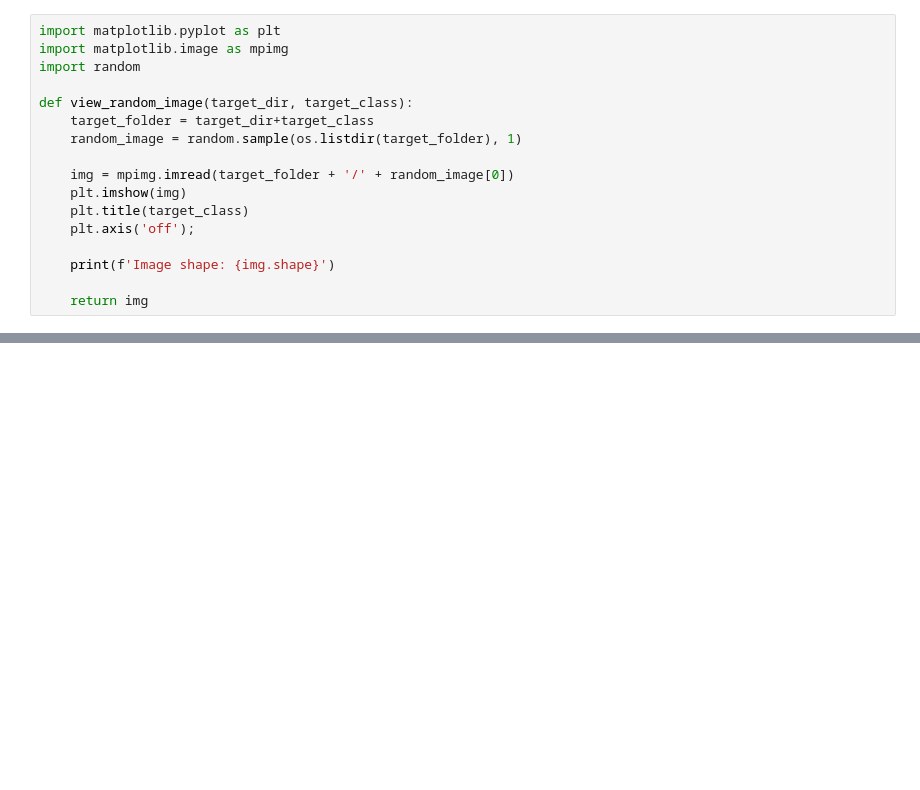
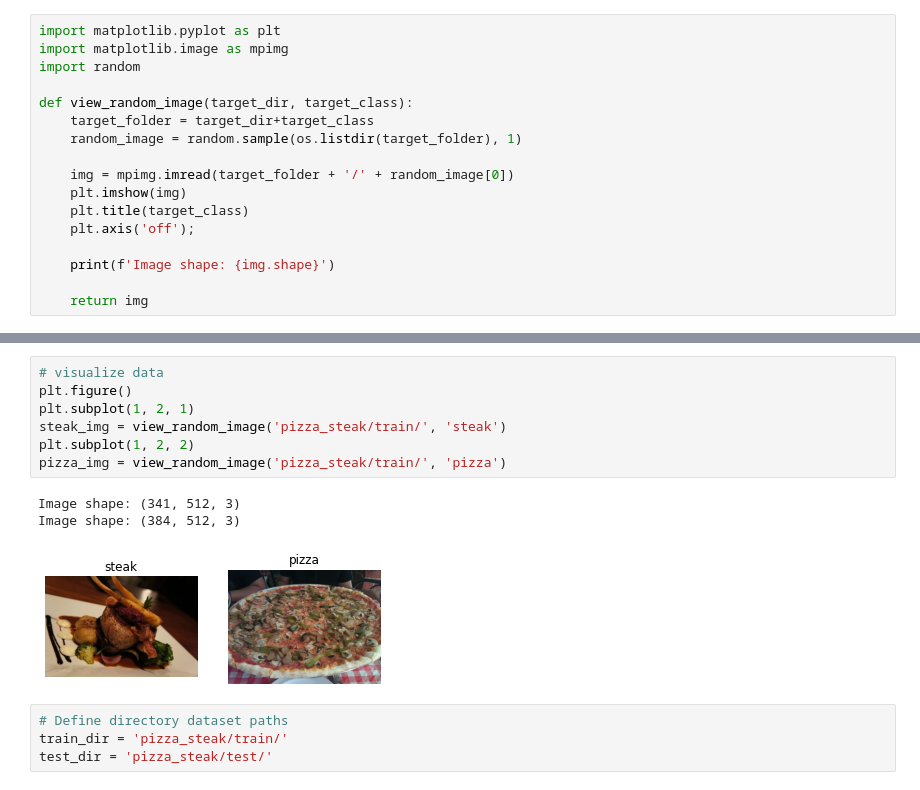
Before and after one commit to JeanFraga/tensorflow-deep-learning, a Jupyter notebook: 03 Convolutional Networks and Computer VIsion.ipynb, the cells around one changed output, grey strips where cells are left out. Drawn from its saved outputs; the diff is of its cells as text; blank space fills up the shorter version.

```diff
--- a/03 Convolutional Networks and Computer VIsion.ipynb
+++ b/03 Convolutional Networks and Computer VIsion.ipynb
@@ -139,0 +353,15 @@ test_data =
+# %%
+# visualize data
+plt.figure()
+plt.subplot(1, 2, 1)
+steak_img = view_random_image('pizza_steak/train/', 'steak')
+plt.subplot(1, 2, 2)
+pizza_img = view_random_image('pizza_steak/train/', 'pizza')
+# %% [output]
+Image shape: (341, 512, 3)
+Image shape: (384, 512, 3)
+[figure, added]
+# %%
+# Define directory dataset paths
+train_dir = 'pizza_steak/train/'
+test_dir = 'pizza_steak/test/'
```
Also changed, not shown: parts of 35 cells of this notebook.
